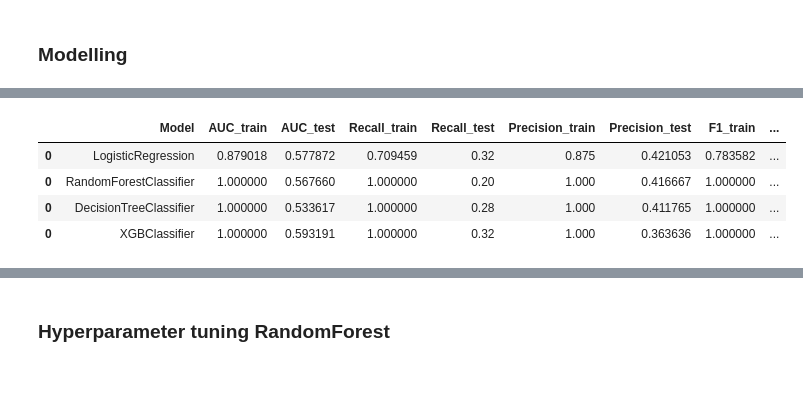
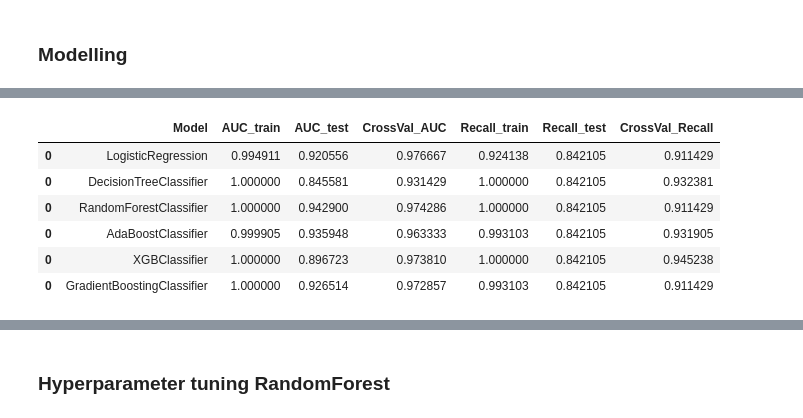
Before and after one commit to azaryasph/Improving-Employee-Retention-By-Predicting-Employee-Attrition-Using-Machine-Learning, a Jupyter notebook: notebook/predict_employee_attrition.ipynb, the cells around one changed output, grey strips where cells are left out. Cells and saved outputs as stored; diff of their text form; code cells hidden in the pictures; blank space fills up the shorter version.

```diff
--- a/notebook/predict_employee_attrition.ipynb
+++ b/notebook/predict_employee_attrition.ipynb
@@ -323,9 +322,6 @@ def feat_eng(data):
     # Create new column 'HiringYear' from 'TanggalHiring'
     data['HiringYear'] = data['TanggalHiring'].dt.year
 
-    # Calculate 'EmploymentTenure' from 'TanggalHiring'
-    data['EmploymentTenure'] = year_now - data['HiringYear']
-
     # Create target column 'Resign' from 'TanggalResign'
     data['Resign'] = data['TanggalResign'].apply(lambda x: 'No' if x == '-' else 'Yes')
 
@@ -347,9 +343,6 @@ def feat_eng(data):
     # Calculate 'HiringToEval' (in year) how long is it from hiring to evaluation
     data['HiringToEval'] = data['YearEval'] - data['HiringYear']
 
-    # Create new column 'WorkedOnProject' if the employee has worked on project or not
-    data['WorkedOnProject'] = data['JumlahKeikutsertaanProjek'].apply(lambda x: 'Yes' if x > 0 else 'No')
-
     return data
 
 # Drop 'PernahBekerja' and other unnecessary columns(identifiers)
@@ -1172,11 +1141,9 @@ plt.show()
 # %%
 # Define columns with outliers
 outlier_cols = [
-    'SkorSurveyEngagement',
-    # 'TotalAbsence',
+    # 'SkorSurveyEngagement',
     'HiringToEval',
     'EmploymentTenure'
-    # 'AbsenceLatenessRatio'
 ]
 
 # Define function to cap outliers
@@ -1207,7 +1174,8 @@ def cap_outliers(data, cols):
     return data
 
 # Apply the cap_outliers function to the X_train_enc_ohe data
-X_train_noutliers = cap_outliers(X_train_enc_ohe, outlier_cols)
+X_train_noutliers = cap_outliers(X_train_ohe, outlier_cols)
+X_train_noutliers[outlier_cols] = X_train_noutliers[outlier_cols].astype(int)
 
 # Create boxplot one more time to make sure
 sns.boxplot(data=X_train_noutliers[outlier_cols], orient='h', palette='Set2')
@@ -1308,30 +1276,20 @@ def train_eval_model(model, X_train, y_train, X_test, y_test, threshold):
     train_recall = recall_score(y_train, y_pred_proba_train > threshold)
     test_recall = recall_score(y_test, y_pred_proba > threshold)
 
-    # Compute the precision scores for the training and testing data
-    train_precision = precision_score(y_train, y_pred_proba_train > threshold)
-    test_precision = precision_score(y_test, y_pred_proba > threshold)
-
-    # Compute the F1 scores for the training and testing data
-    train_f1 = f1_score(y_train, y_pred_proba_train > threshold)
-    test_f1 = f1_score(y_test, y_pred_proba > threshold)
-
     # Perform Stratified K-Fold Cross Validation
     kfold = StratifiedKFold(n_splits=10, shuffle=True, random_state=103)
-    cv_score = cross_val_score(model, X_train, y_train, cv=kfold, scoring='recall')
+    cv_score_auc = cross_val_score(model, X_train, y_train, cv=kfold, scoring='roc_auc')
+    cv_score_recall = cross_val_score(model, X_train, y_train, cv=kfold, scoring='recall')
 
     # Create a dictionary with the evaluation metrics
     score_dict = {
         'Model': model.__class__.__name__,
         'AUC_train': [train_auc],
         'AUC_test': [test_auc],
+        'CrossVal_AUC': [cv_score_auc.mean()],
         'Recall_train': [train_recall],
         'Recall_test': [test_recall],
-        'Precision_train': [train_precision],
-        'Precision_test': [test_precision],
-        'F1_train': [train_f1],
-        'F1_test': [test_f1],
-        'CrossVal_recall': [cv_score.mean()]
+        'CrossVal_Recall': [cv_score_recall.mean()]
     }
 
     # Create a DataFrame from the dictionary
@@ -1388,27 +1400,31 @@ def plot_roc_curve(model, X_train, y_train, X_test, y_test, ax):
 # %%
 lr_hr = LogisticRegression(random_state=103)
 dt_hr = DecisionTreeClassifier(random_state=103)
 rf_hr = RandomForestClassifier(random_state=103)
+adb_hr = AdaBoostClassifier(random_state=103)
 xgb_hr = XGBClassifier(random_state=103)
+gb_hr = GradientBoostingClassifier(random_state=103)
 
 # List of models
-models = [lr_hr, rf_hr, dt_hr, xgb_hr]
+models = [lr_hr, dt_hr, rf_hr, adb_hr, xgb_hr, gb_hr]
 
 # List to store the scores
 scores = []
 
 # Train and evaluate the models
 for model in models:
-    score = train_eval_model(model, X_train_over, y_train_over, X_test_enc_ohe, y_test, 0.5)
+    score = train_eval_model(model, X_train_over, y_train_over, X_test_ohe, y_test, 0.5)
     scores.append(score)
 
 # Concatenate the evaluation metrics of the models
 eval_metrics = pd.concat(scores)
 
 eval_metrics
 # %% [output]
-|  | Model | AUC_train | AUC_test | Recall_train | Recall_test | Precision_train | Precision_test | F1_train | ... |
-| 0 | LogisticRegression | 0.879018 | 0.577872 | 0.709459 | 0.32 | 0.875 | 0.421053 | 0.783582 | ... |
-| 0 | RandomForestClassifier | 1.000000 | 0.567660 | 1.000000 | 0.20 | 1.000 | 0.416667 | 1.000000 | ... |
-| 0 | DecisionTreeClassifier | 1.000000 | 0.533617 | 1.000000 | 0.28 | 1.000 | 0.411765 | 1.000000 | ... |
-| 0 | XGBClassifier | 1.000000 | 0.593191 | 1.000000 | 0.32 | 1.000 | 0.363636 | 1.000000 | ... |
+|  | Model | AUC_train | AUC_test | CrossVal_AUC | Recall_train | Recall_test | CrossVal_Recall |
+| 0 | LogisticRegression | 0.994911 | 0.920556 | 0.976667 | 0.924138 | 0.842105 | 0.911429 |
+| 0 | DecisionTreeClassifier | 1.000000 | 0.845581 | 0.931429 | 1.000000 | 0.842105 | 0.932381 |
+| 0 | RandomForestClassifier | 1.000000 | 0.942900 | 0.974286 | 1.000000 | 0.842105 | 0.911429 |
+| 0 | AdaBoostClassifier | 0.999905 | 0.935948 | 0.963333 | 0.993103 | 0.842105 | 0.931905 |
+| 0 | XGBClassifier | 1.000000 | 0.896723 | 0.973810 | 1.000000 | 0.842105 | 0.945238 |
+| 0 | GradientBoostingClassifier | 1.000000 | 0.926514 | 0.972857 | 0.993103 | 0.842105 | 0.911429 |
```
Also changed, not shown: parts of 22 cells of this notebook.
